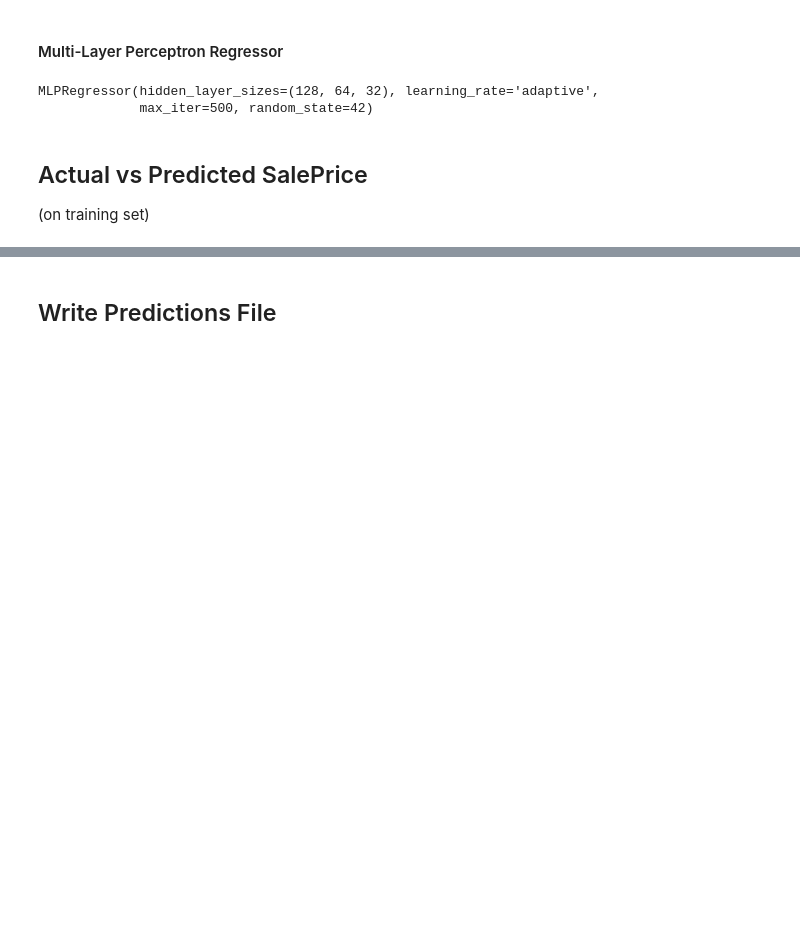
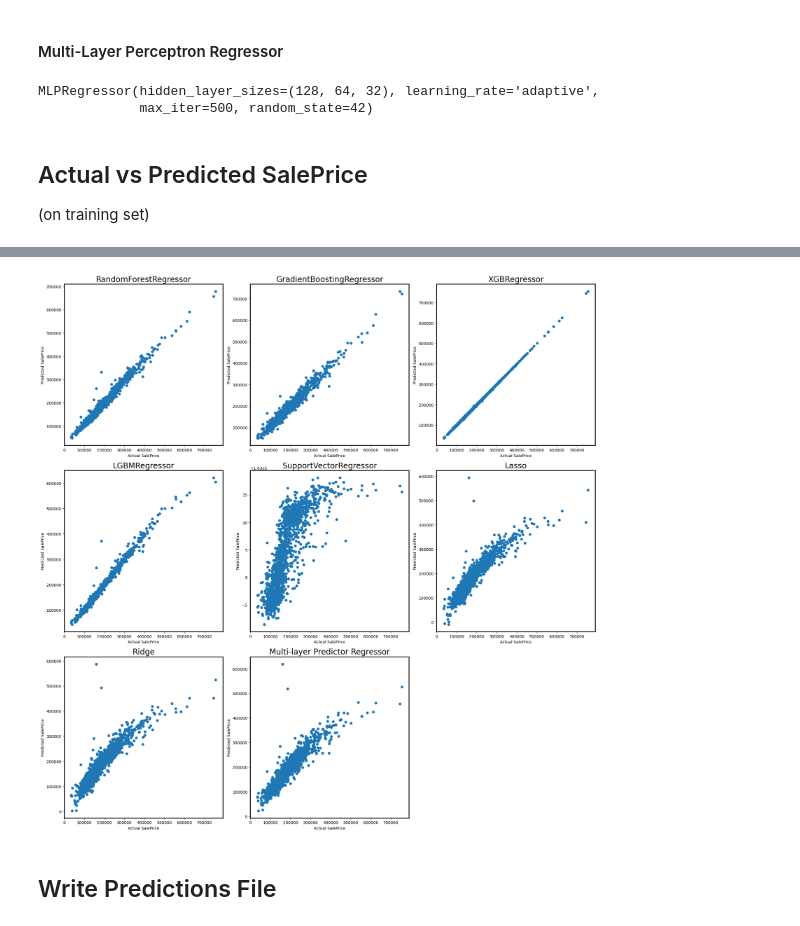
Before and after one commit to Anshulprasad/House_Prices, a Jupyter notebook: NoteBook.ipynb, the cells around one changed output, grey strips where cells are left out. Cells and saved outputs as stored; diff of their text form; code cells hidden in the pictures; blank space fills up the shorter version.

```diff
--- a/NoteBook.ipynb
+++ b/NoteBook.ipynb
@@ -413,3 +363,38 @@ plt.show()
+# %%
+fig, axs = plt.subplots(3, 3, figsize=(20, 20))
+plt.subplots_adjust(left=0.05, right=0.95, top=0.95, bottom=0.05, wspace=0.3, hspace=0.3)
+
+# Set uniform spine properties
+for ax in axs.flat:
+    for spine in ax.spines.values():
+        spine.set_edgecolor('black')
+        spine.set_linewidth(2)
+
+# Define models and their subplot positions
+models = [
+    (rfr, 'RandomForestRegressor', (0, 0)),
+    (gbr, 'GradientBoostingRegressor', (0, 1)),
+    (xgbr, 'XGBRegressor', (0, 2)),
+    (lgbmr, 'LGBMRegressor', (1, 0)),
+    (svr, 'SupportVectorRegressor', (1, 1)),
+    (l, 'Lasso', (1, 2)),
+    (r, 'Ridge', (2, 0)),
+    (mlpr, 'Multi-layer Predictor Regressor', (2, 1))
+]
+
+# Plot predictions against actual values
+for model, title, pos in models:
+    axs[pos].scatter(label, model.predict(train))
+    axs[pos].set(xlabel='Actual SalePrice', ylabel='Predicted SalePrice', title=title)
+    axs[pos].title.set_fontsize(20)
+
+# Turn off the unused subplot
+axs[2, 2].axis('off')
+
+plt.tight_layout()
+plt.show()
+# %% [output]
+[figure, added]
 # %% [markdown]
 ## Write Predictions File
 # %%
```
Also changed, not shown: parts of 5 cells of this notebook.
